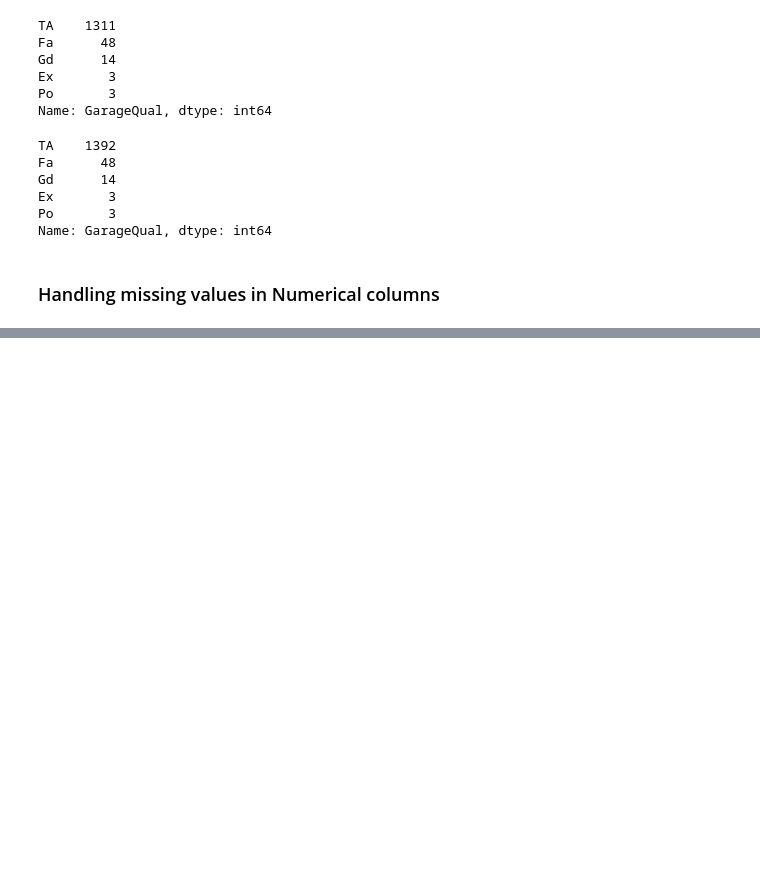
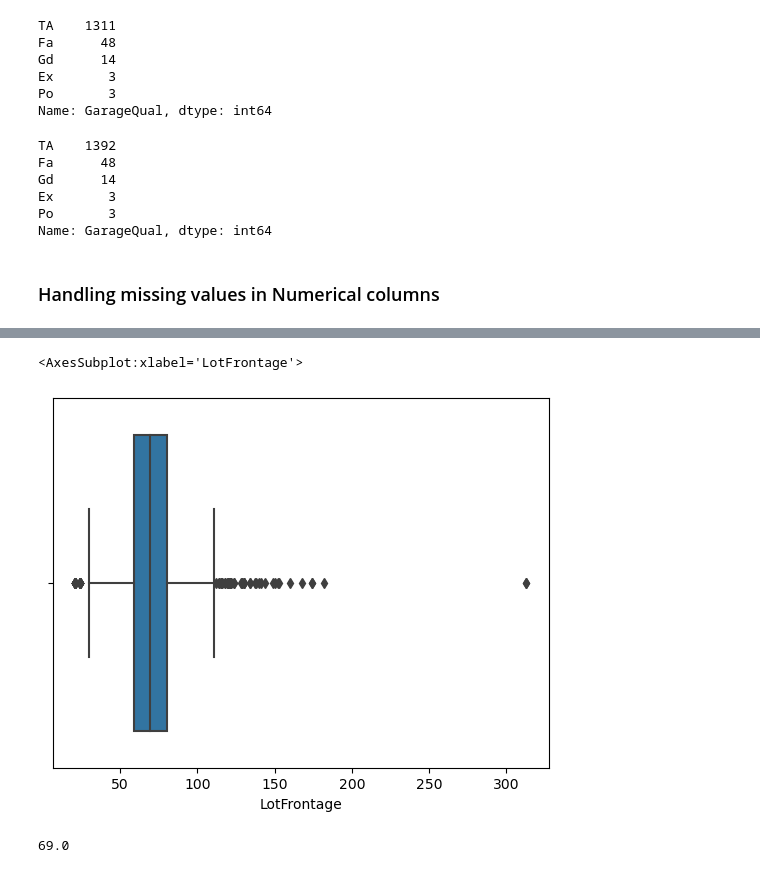
Before and after one commit to sreeprem/HousePricePrediction, a Jupyter notebook: Housing Prediction.ipynb, the cells around one changed output, grey strips where cells are left out. Cells and saved outputs as stored; diff of their text form; code cells hidden in the pictures; blank space fills up the shorter version.

```diff
--- a/Housing Prediction.ipynb
+++ b/Housing Prediction.ipynb
@@ -413,0 +448,12 @@ Name: GarageQual, dtype: int64
+# %%
+# Check for outliers in 'LotFrontage' column using a box plot
+sns.boxplot(x=hp_df_cleaned['LotFrontage'])
+# %% [output]
+<AxesSubplot:xlabel='LotFrontage'>
+[figure, added]
+# %%
+# Calculate the median of 'LotFrontage' column
+median_LotFrontage = hp_df_cleaned['LotFrontage'].median()
+median_LotFrontage
+# %% [output]
+69.0
```
Also changed, not shown: parts of 22 cells of this notebook.
